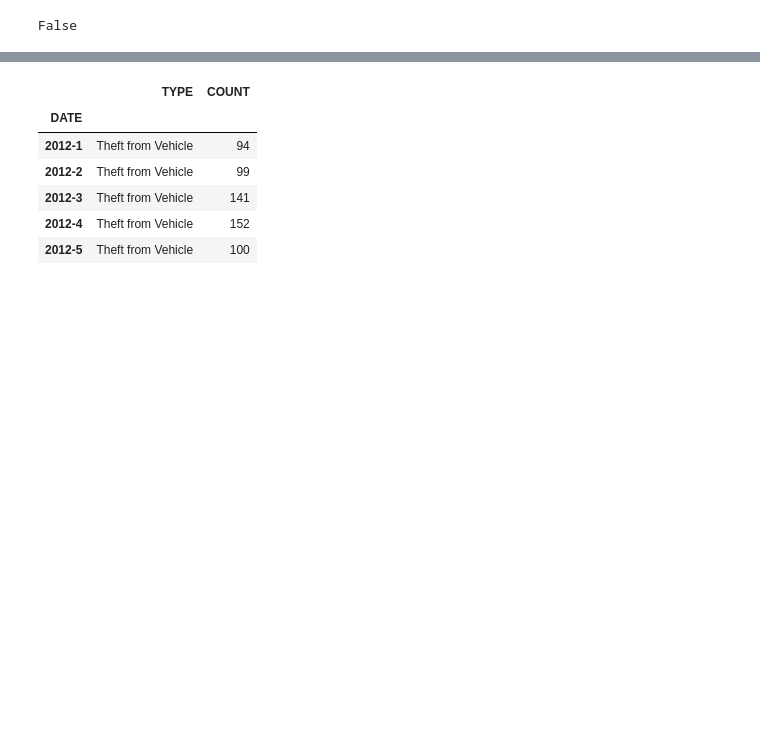
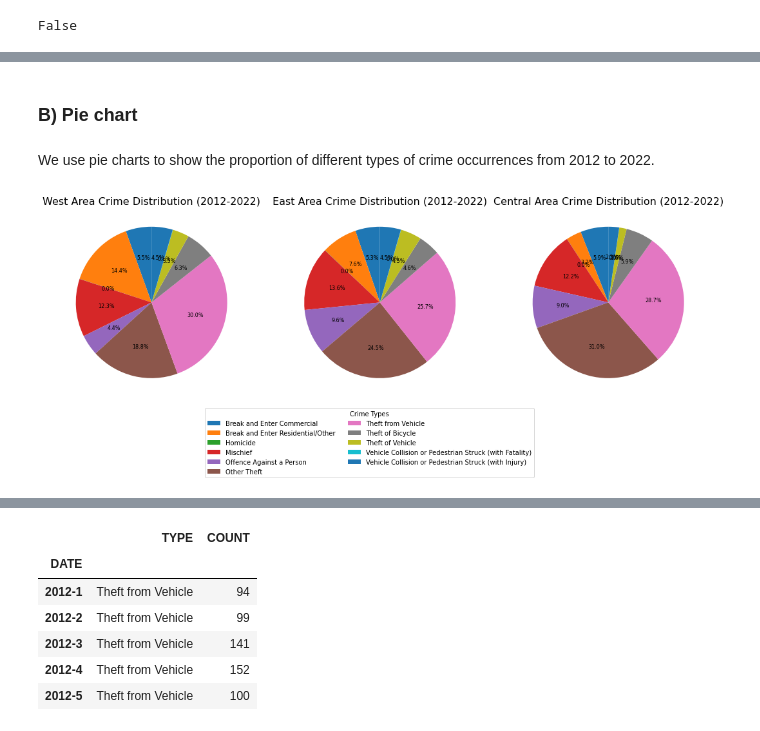
Before and after one commit to sawyerwxy/ECON323_Final_Project, a Jupyter notebook: final_project_econ323 (1).ipynb, the cells around one changed output, grey strips where cells are left out. Cells and saved outputs as stored; diff of their text form; code cells hidden in the pictures; blank space fills up the shorter version.

```diff
--- a/final_project_econ323 (1).ipynb
+++ b/final_project_econ323 (1).ipynb
@@ -126,7 +108,7 @@ dtype: int64
 # %%
 # Drop the rows of missing values and check again if the dataset still contains missing value
-df_new = df_original.dropna()
-df_new.isnull().values.any()
+df_original_drop = df_original.dropna()
+df_original_drop.isnull().values.any()
 # %% [output]
 False
 # %%
@@ -245,0 +310,39 @@ df_west = df_new[df_new["AREA"] == "West"]
+# %% [markdown]
+### B) Pie chart
+# %% [markdown]
+We use pie charts to show the proportion of different types of crime occurrences from 2012 to 2022.
+# %%
+# Group the data by AREA and TYPE of crime
+crime_by_area_type = df_12_22.groupby(['AREA', 'TYPE']).size().reset_index(name = 'COUNT')
+
+# Define the areas
+areas = ['West', 'East', 'Central']
+
+# Create a figure with multiple pie charts(Three chart in one row)
+fig, axes = plt.subplots(1, 3, figsize=(18, 6))
+
+# Define the text sizes
+percentage_text_size = 8
+title_text_size = 16
+
+# Loop through each area and create a pie chart
+for index, area in enumerate(areas):
+    # Select AREA
+    area_data = crime_by_area_type[crime_by_area_type['AREA'] == area]
+
+    # Build the pie chart for this AREA
+    wedges, texts, autotexts = axes[index].pie(area_data['COUNT'], autopct='%.1f%%', startangle = 90,
+                                               textprops = {'fontsize': percentage_text_size})
+
+    # Set title for this pie chart
+    axes[index].set_title(f'{area} Area Crime Distribution (2012-2022)', fontsize = title_text_size)
+
+# Add a legend for all pie charts at the bottom
+fig.legend(wedges, area_data['TYPE'], title = "Crime Types", loc = "lower center",
+           bbox_to_anchor = (0.5, -0.1), ncol = 2)
+
+# Display the pie charts together with some space for the legend
+plt.subplots_adjust(bottom = 0.2)
+plt.show()
+# %% [output]
+[figure, added]
```
Also changed, not shown: parts of 111 cells of this notebook.
